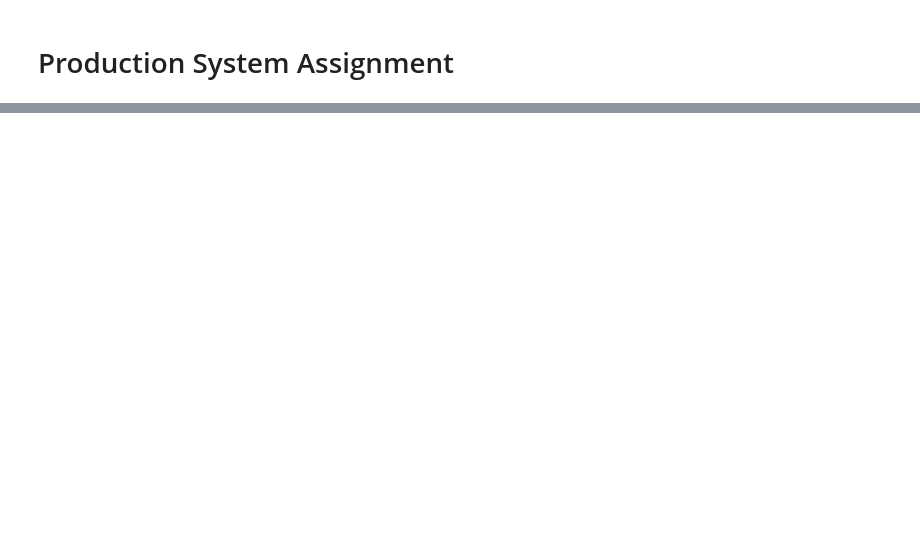
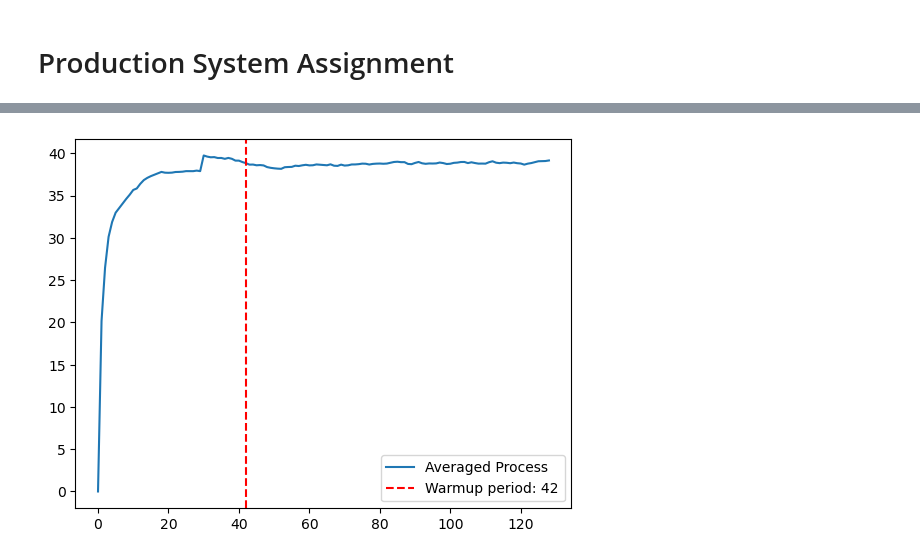
Before and after one commit to alessiacorni/Production_System, a Jupyter notebook: production_system.ipynb, the cells around one changed output, grey strips where cells are left out. Saved outputs shown, nothing was run; the diff lists cells and outputs as text; code cells hidden in the pictures; blank space fills up the shorter version.

Commit message:
Welch method to find out the steady state is added

```diff
--- a/production_system.ipynb
+++ b/production_system.ipynb
@@ -138,3 +185,8 @@ ServerApp.rate_limit_window=3.0 (secs)
+# %%
+welch = Welch(system_arr, window_size=30, tol=0.1)
+welch.plot()
+# %% [output]
+[figure, added]
 # %%
 print(f"Jobs: {len(manufacturing_system.jobs)}")
 print(f"Finished Jobs: {manufacturing_system.finished_jobs}")
```
Also changed, not shown: parts of 9 cells of this notebook, 1 other file.
